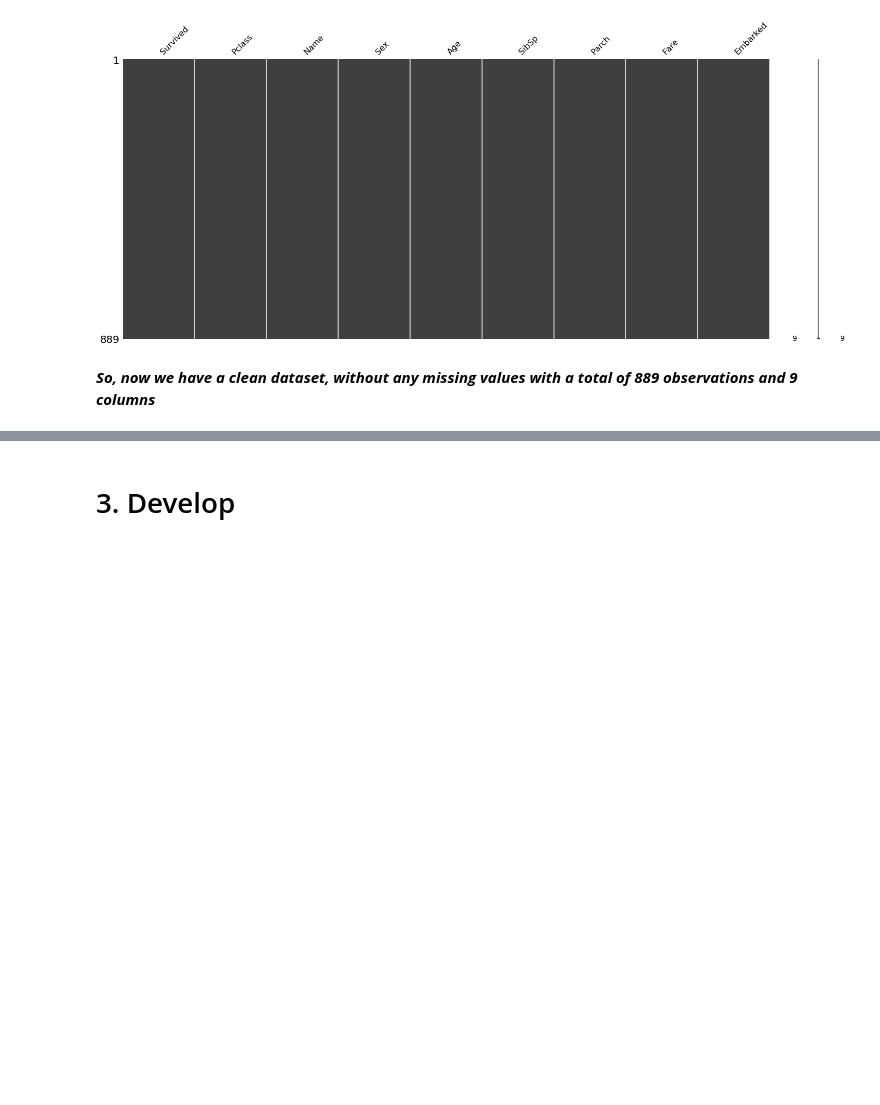
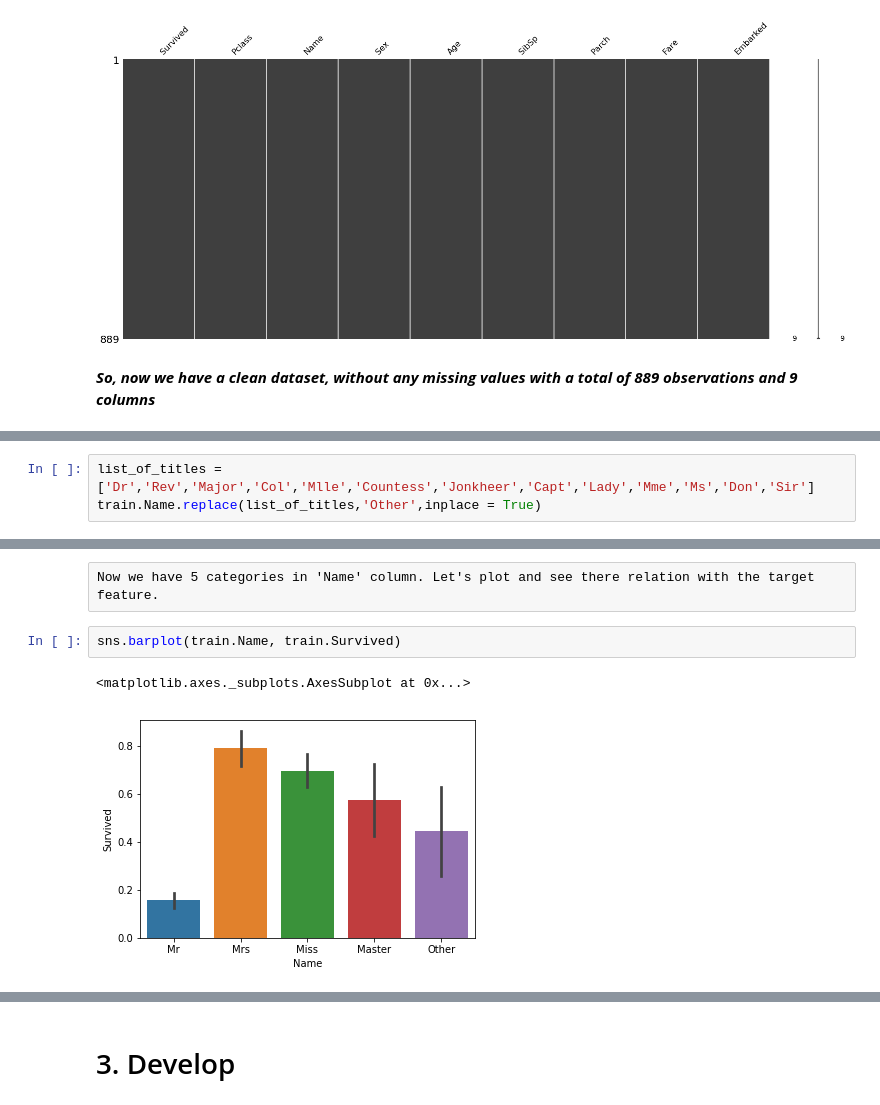
Before and after one commit to varushij/Titanic-Survivals, a Jupyter notebook: Titanic Survival Problem.ipynb, the cells around one changed output, grey strips where cells are left out. Saved outputs shown, nothing was run; the diff lists cells and outputs as text; blank space fills up the shorter version.

```diff
--- a/Titanic Survival Problem.ipynb
+++ b/Titanic Survival Problem.ipynb
@@ -733,0 +789,3 @@ __*So, now we have a clean dataset, without any missing values with a total of 8
+# %%
+list_of_titles = ['Dr','Rev','Major','Col','Mlle','Countess','Jonkheer','Capt','Lady','Mme','Ms','Don','Sir']
+train.Name.replace(list_of_titles,'Other',inplace = True)
@@ -733,0 +801,7 @@ __*So, now we have a clean dataset, without any missing values with a total of 8
+# %% [raw]
+Now we have 5 categories in 'Name' column. Let's plot and see there relation with the target feature.
+# %%
+sns.barplot(train.Name, train.Survived)
+# %% [output]
+<matplotlib.axes._subplots.AxesSubplot at 0x...>
+[figure, added]
```
Also changed, not shown: parts of 40 cells of this notebook.
